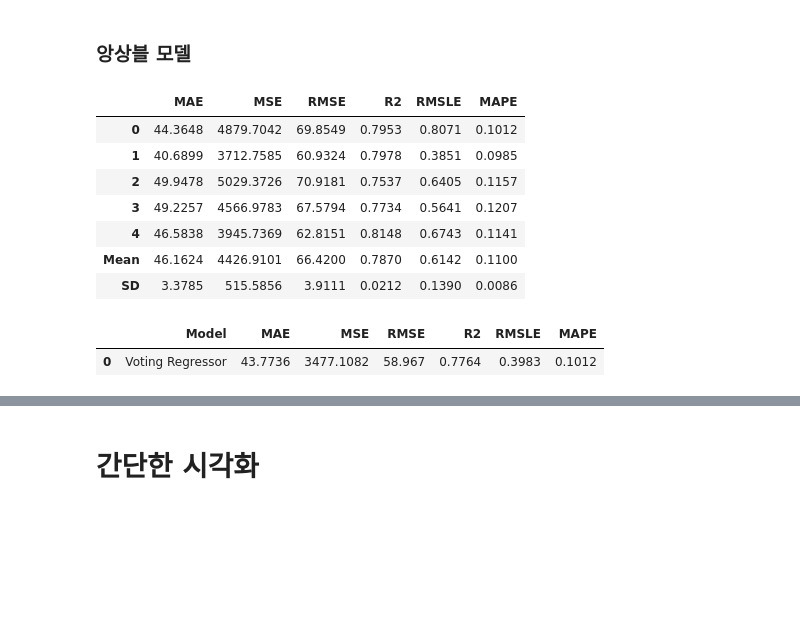
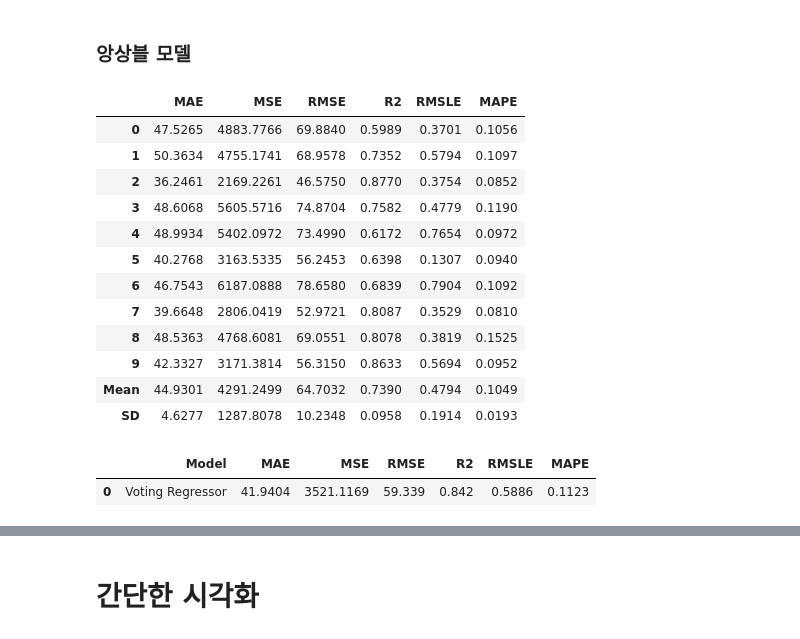
Before and after one commit to parkchanghyup/Dacon, a Jupyter notebook: 구내식당 식수 인원 예측/pycaret.ipynb, the cells around one changed output, grey strips where cells are left out. Drawn from its saved outputs; the diff is of its cells as text; code cells hidden in the pictures; blank space fills up the shorter version.

```diff
--- a/구내식당 식수 인원 예측/코드_공유_및_대회_포기.ipynb
+++ b/구내식당 식수 인원 예측/pycaret.ipynb
@@ -1,5 +1,10 @@
 # %% [markdown]
 # 파일 다운로드
+# %%
+from tqdm.notebook import tqdm
+import time
+for i in tqdm(range(10)):
+    time.sleep(0.5)
 # %%
 !pip install gdown
 # %% [output]
@@ -386,5 +299,0 @@ key_t_2021, lst_t_2021 = rain_chart_maker(tem_2021, 2016)
-# %%
-train['강수량'] = 0
-test['강수량'] = 0
-train['기온'] = 0
-test['기온'] = 0
@@ -540,11 +385,18 @@ test['공휴일전후_1'][20] = 0
 # %%
 # -----------------------------<Full DATA>-----------------------------------
 
-train_lunch = train[['요일','공휴일전후_0','휴가비율','출장비율','재택비율', '공휴일전후_2', '공휴일전후_1','출근', '본사출장자수','현본사소속재택근무자수', '본사휴가자수','일', '주', '월', '년', '중식계']]
-test_lunch = test[['요일','공휴일전후_0','휴가비율','출장비율','재택비율', '공휴일전후_2', '공휴일전후_1','출근', '본사출장자수','현본사소속재택근무자수', '본사휴가자수','일', '주', '월', '년']]
+train_lunch = train[['요일','휴가비율','출장비율','재택비율', '출근', '본사출장자수','현본사소속재택근무자수', '본사휴가자수','일', '주', '월', '년', '중식계']]
+test_lunch = test[['요일','휴가비율','출장비율','재택비율','출근', '본사출장자수','현본사소속재택근무자수', '본사휴가자수','일', '주', '월', '년']]
 
-train_dinner = train[['요일','공휴일전후_0','휴가비율','출장비율','재택비율', '공휴일전후_2', '공휴일전후_1','출근', '본사휴가자수','현본사소속재택근무자수', '본사시간외근무명령서승인건수','본사출장자수', '석식계','일', '주', '월', '년']]
-test_dinner = test[['요일','공휴일전후_0','휴가비율','출장비율','재택비율', '공휴일전후_2', '공휴일전후_1','출근', '본사휴가자수','현본사소속재택근무자수', '본사시간외근무명령서승인건수','본사출장자수','일', '주', '월', '년']]
+train_dinner = train[['요일','휴가비율','출장비율','재택비율', '출근', '본사휴가자수','현본사소속재택근무자수', '본사시간외근무명령서승인건수','본사출장자수', '석식계','일', '주', '월', '년']]
+test_dinner = test[['요일','휴가비율','출장비율','재택비율', '출근', '본사휴가자수','현본사소속재택근무자수', '본사시간외근무명령서승인건수','본사출장자수','일', '주', '월', '년']]
+
+
+#train_lunch = train[['요일','공휴일전후_0','휴가비율','출장비율','재택비율', '공휴일전후_2', '공휴일전후_1','출근', '본사출장자수','현본사소속재택근무자수', '본사휴가자수','일', '주', '월', '년', '중식계']]
+#test_lunch = test[['요일','공휴일전후_0','휴가비율','출장비율','재택비율', '공휴일전후_2', '공휴일전후_1','출근', '본사출장자수','현본사소속재택근무자수', '본사휴가자수','일', '주', '월', '년']]
+
+#train_dinner = train[['요일','공휴일전후_0','휴가비율','출장비율','재택비율', '공휴일전후_2', '공휴일전후_1','출근', '본사휴가자수','현본사소속재택근무자수', '본사시간외근무명령서승인건수','본사출장자수', '석식계','일', '주', '월', '년']]
+#test_dinner = test[['요일','공휴일전후_0','휴가비율','출장비율','재택비율', '공휴일전후_2', '공휴일전후_1','출근', '본사휴가자수','현본사소속재택근무자수', '본사시간외근무명령서승인건수','본사출장자수','일', '주', '월', '년']]
 # %%
 # ------------------------<AFTER 2018.07.01 DATA>----------------------------
 
@@ -719,21 +665,26 @@ best_5_d = compare_models(sort = 'MAE', n_select = 5)
 # %% [markdown]
 ### 앙상블 모델
 # %%
-blended_d = blend_models(estimator_list = best_5_d, fold = 5, optimize = 'MAE')
+blended_d = blend_models(estimator_list = best_5_d, fold = 10, optimize = 'MAE')
 pred_holdout = predict_model(blended_d)
 final_model_d = finalize_model(blended_d)
 pred_esb_d = predict_model(final_model_d, test_dinner)
 # %% [output]
 |  | MAE | MSE | RMSE | R2 | RMSLE | MAPE |
-| 0 | 44.3648 | 4879.7042 | 69.8549 | 0.7953 | 0.8071 | 0.1012 |
-| 1 | 40.6899 | 3712.7585 | 60.9324 | 0.7978 | 0.3851 | 0.0985 |
-| 2 | 49.9478 | 5029.3726 | 70.9181 | 0.7537 | 0.6405 | 0.1157 |
-| 3 | 49.2257 | 4566.9783 | 67.5794 | 0.7734 | 0.5641 | 0.1207 |
-| 4 | 46.5838 | 3945.7369 | 62.8151 | 0.8148 | 0.6743 | 0.1141 |
-| Mean | 46.1624 | 4426.9101 | 66.4200 | 0.7870 | 0.6142 | 0.1100 |
-| SD | 3.3785 | 515.5856 | 3.9111 | 0.0212 | 0.1390 | 0.0086 |
+| 0 | 47.5265 | 4883.7766 | 69.8840 | 0.5989 | 0.3701 | 0.1056 |
+| 1 | 50.3634 | 4755.1741 | 68.9578 | 0.7352 | 0.5794 | 0.1097 |
+| 2 | 36.2461 | 2169.2261 | 46.5750 | 0.8770 | 0.3754 | 0.0852 |
+| 3 | 48.6068 | 5605.5716 | 74.8704 | 0.7582 | 0.4779 | 0.1190 |
+| 4 | 48.9934 | 5402.0972 | 73.4990 | 0.6172 | 0.7654 | 0.0972 |
+| 5 | 40.2768 | 3163.5335 | 56.2453 | 0.6398 | 0.1307 | 0.0940 |
+| 6 | 46.7543 | 6187.0888 | 78.6580 | 0.6839 | 0.7904 | 0.1092 |
+| 7 | 39.6648 | 2806.0419 | 52.9721 | 0.8087 | 0.3529 | 0.0810 |
+| 8 | 48.5363 | 4768.6081 | 69.0551 | 0.8078 | 0.3819 | 0.1525 |
+| 9 | 42.3327 | 3171.3814 | 56.3150 | 0.8633 | 0.5694 | 0.0952 |
+| Mean | 44.9301 | 4291.2499 | 64.7032 | 0.7390 | 0.4794 | 0.1049 |
+| SD | 4.6277 | 1287.8078 | 10.2348 | 0.0958 | 0.1914 | 0.0193 |
 |  | Model | MAE | MSE | RMSE | R2 | RMSLE | MAPE |
-| 0 | Voting Regressor | 43.7736 | 3477.1082 | 58.967 | 0.7764 | 0.3983 | 0.1012 |
+| 0 | Voting Regressor | 41.9404 | 3521.1169 | 59.339 | 0.842 | 0.5886 | 0.1123 |
 # %%
 pred_esb_d = predict_model(final_model_d, test_dinner)
 # %%
```
Also changed, not shown: parts of 32 cells of this notebook.
